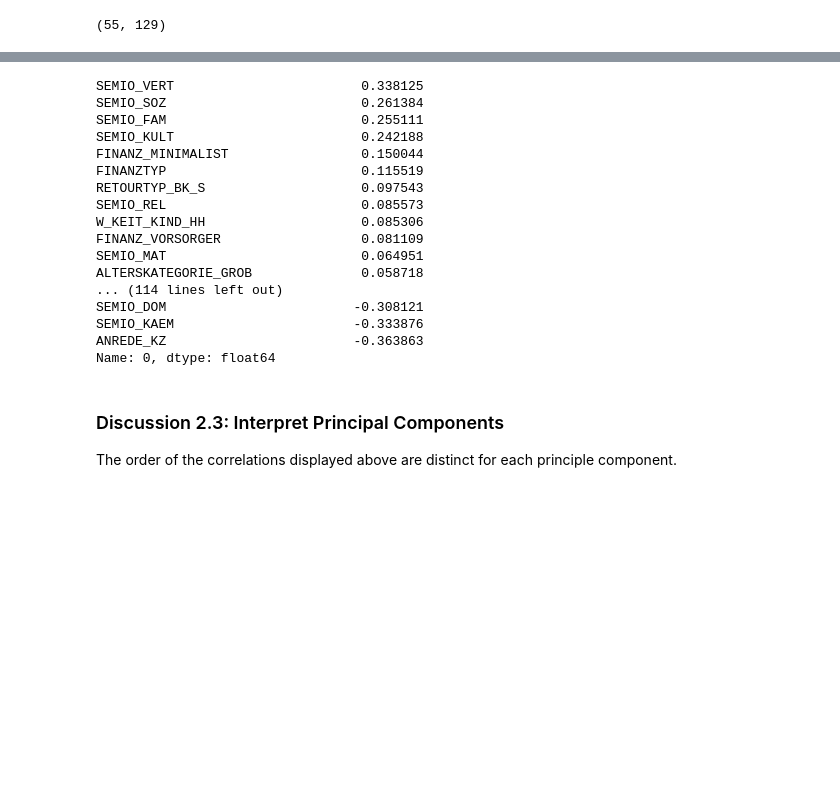
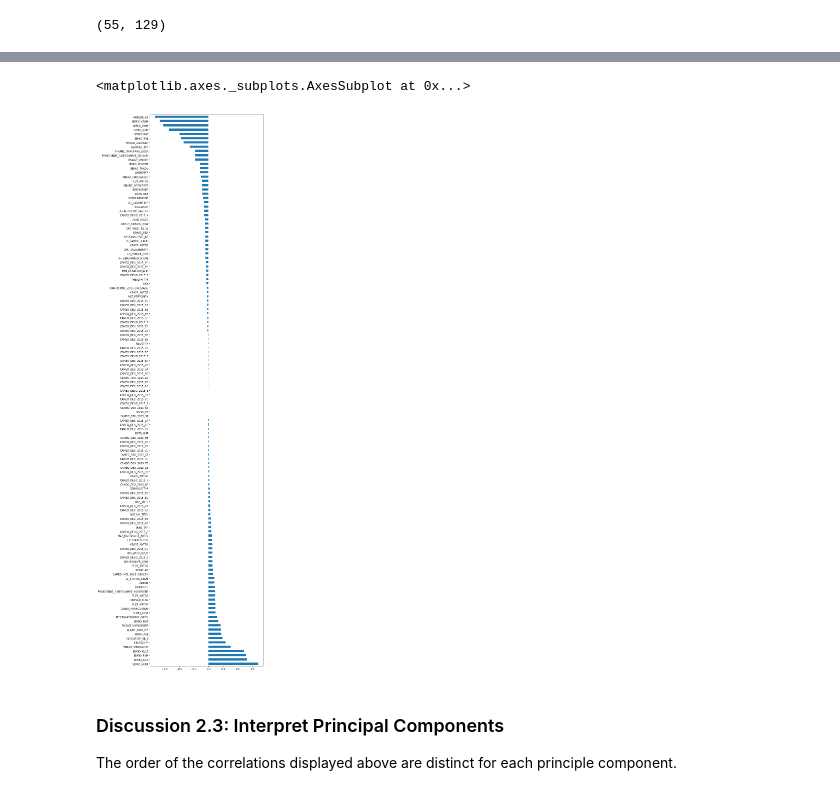
Before and after one commit to ahmedag91/Customer-Segmentation-Using-ML, a Jupyter notebook: Identify_Customer_Segments.ipynb, the cells around one changed output, grey strips where cells are left out. Cells and saved outputs as stored; diff of their text form; code cells hidden in the pictures; blank space fills up the shorter version.

```diff
--- a/Identify_Customer_Segments.ipynb
+++ b/Identify_Customer_Segments.ipynb
@@ -1025,26 +998,12 @@ Name: 0, dtype: float64
 # %%
 # Map weights for the third principal component to corresponding feature names
 # and then print the linked values, sorted by weight.
 corr = map_weights(pca_components=pca.components_, pca_comp=2)
-display(corr)
+fig = plt.figure(2, figsize=(8, 40))
+corr.plot.barh()
 # %% [output]
-SEMIO_VERT                        0.338125
-SEMIO_SOZ                         0.261384
-SEMIO_FAM                         0.255111
-SEMIO_KULT                        0.242188
-FINANZ_MINIMALIST                 0.150044
-FINANZTYP                         0.115519
-RETOURTYP_BK_S                    0.097543
-SEMIO_REL                         0.085573
-W_KEIT_KIND_HH                    0.085306
-FINANZ_VORSORGER                  0.081109
-SEMIO_MAT                         0.064951
-ALTERSKATEGORIE_GROB              0.058718
-... (114 lines left out)
-SEMIO_DOM                        -0.308121
-SEMIO_KAEM                       -0.333876
-ANREDE_KZ                        -0.363863
-Name: 0, dtype: float64
+<matplotlib.axes._subplots.AxesSubplot at 0x...>
+[figure, added]
 # %% [markdown]
 ### Discussion 2.3: Interpret Principal Components
 The order of the correlations displayed above are distinct for each principle component.
```
Also changed, not shown: parts of 14 cells of this notebook, 1 other file.
